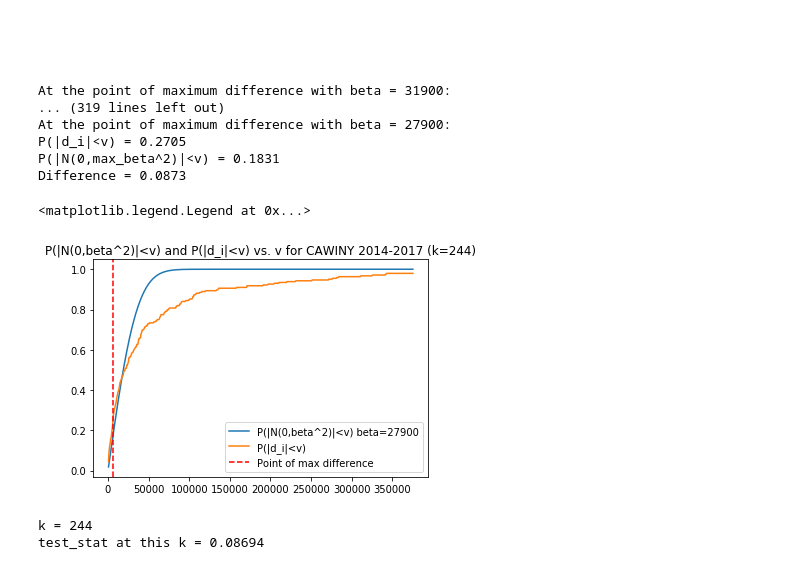
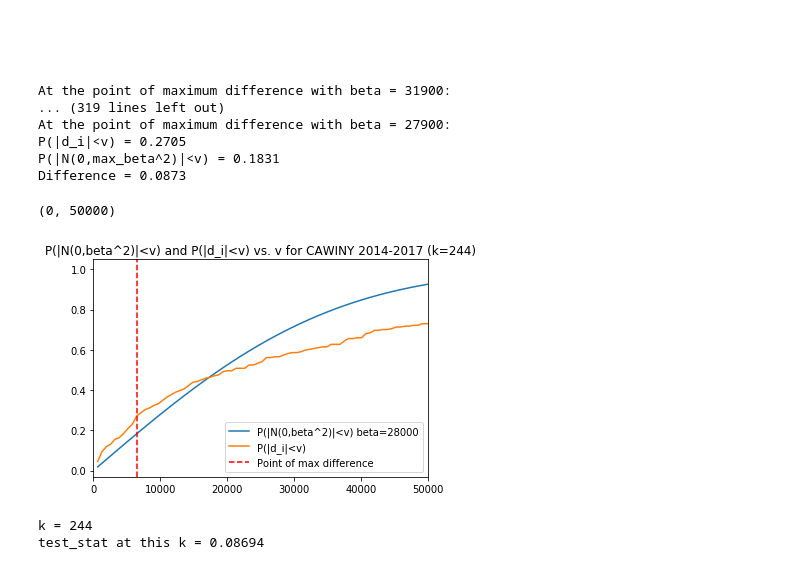
Before and after one commit to guanzgrace/risk-adj-3, a Jupyter notebook: January-StatTest2-CAWINY-Copy1.ipynb, the cells around one changed output. Cells and saved outputs as stored; diff of their text form; code cells hidden in the pictures.

```diff
--- a/January-StatTest2-CAWINY-Copy1.ipynb
+++ b/January-StatTest2-CAWINY-Copy1.ipynb
@@ -383,18 +383,19 @@ Difference = 0.0873
 # %%
 beta1 = beta1+100
 
 this_nb_state = "CAWINY"
 theoretical = [special.erf(vi/(beta1*np.sqrt(2))) for vi in v]
 
 plt.plot(v, theoretical, label="P(|N(0,beta^2)|<v) beta=%d" % (beta1))
 plt.plot(v, ratios2, label="P(|d_i|<v)")
 plt.title("P(|N(0,beta^2)|<v) and P(|d_i|<v) vs. v for %s 2014-2017 (k=%d)" % (this_nb_state, k))
 plt.axvline(x=v[Mb_index], color='r', linestyle='--', label="Point of max difference")
 plt.legend()
+plt.xlim(0, 50000)
 #print("beta = %.3f" % (max_beta))
 # %% [output]
-<matplotlib.legend.Legend at 0x...>
+(0, 50000)
-[figure, old version]
+[figure, new version]
 # %%
 print("k = %d" % (len(df2)))
 print("test_stat at this k = %.5f" % (test_stat))
```
Also changed, not shown: parts of 9 cells of this notebook.
